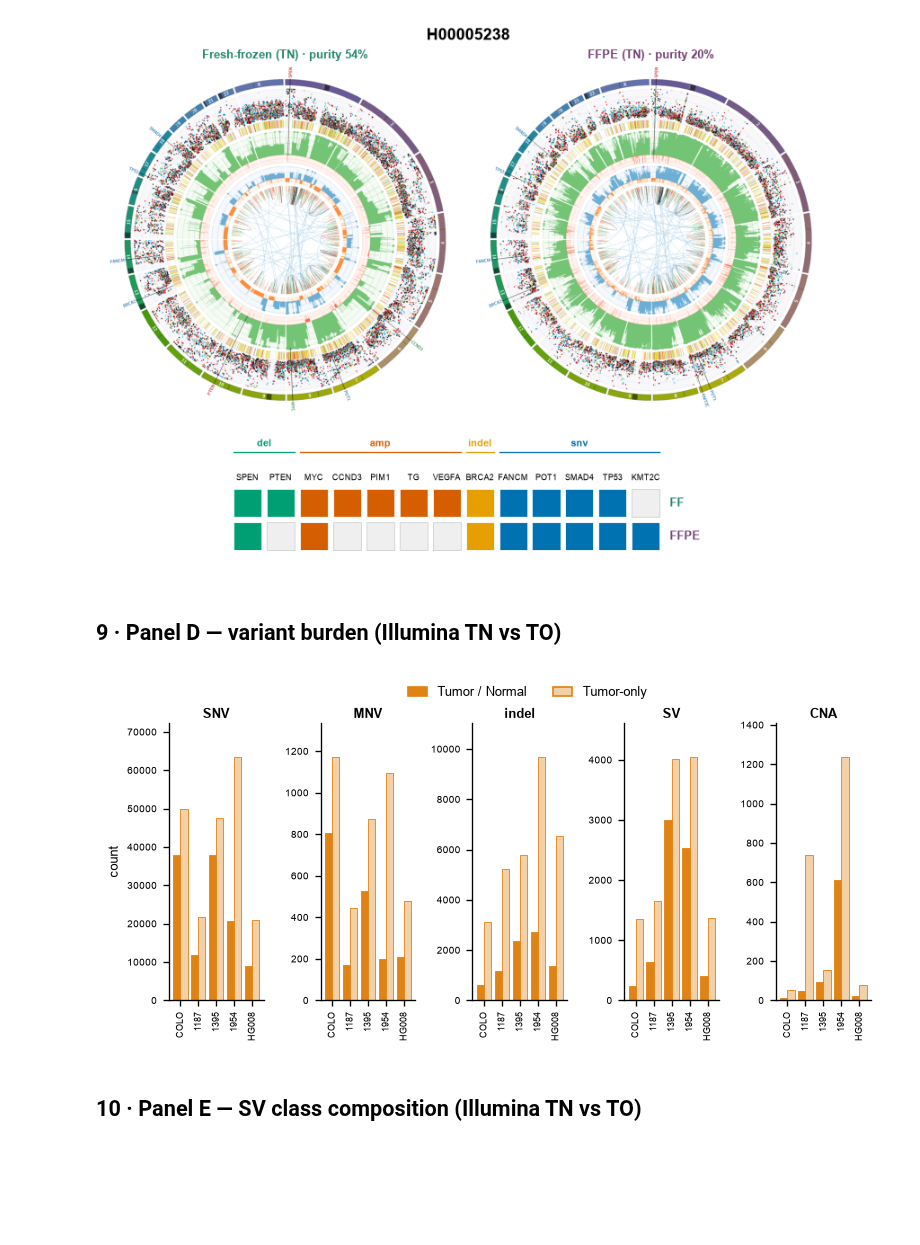
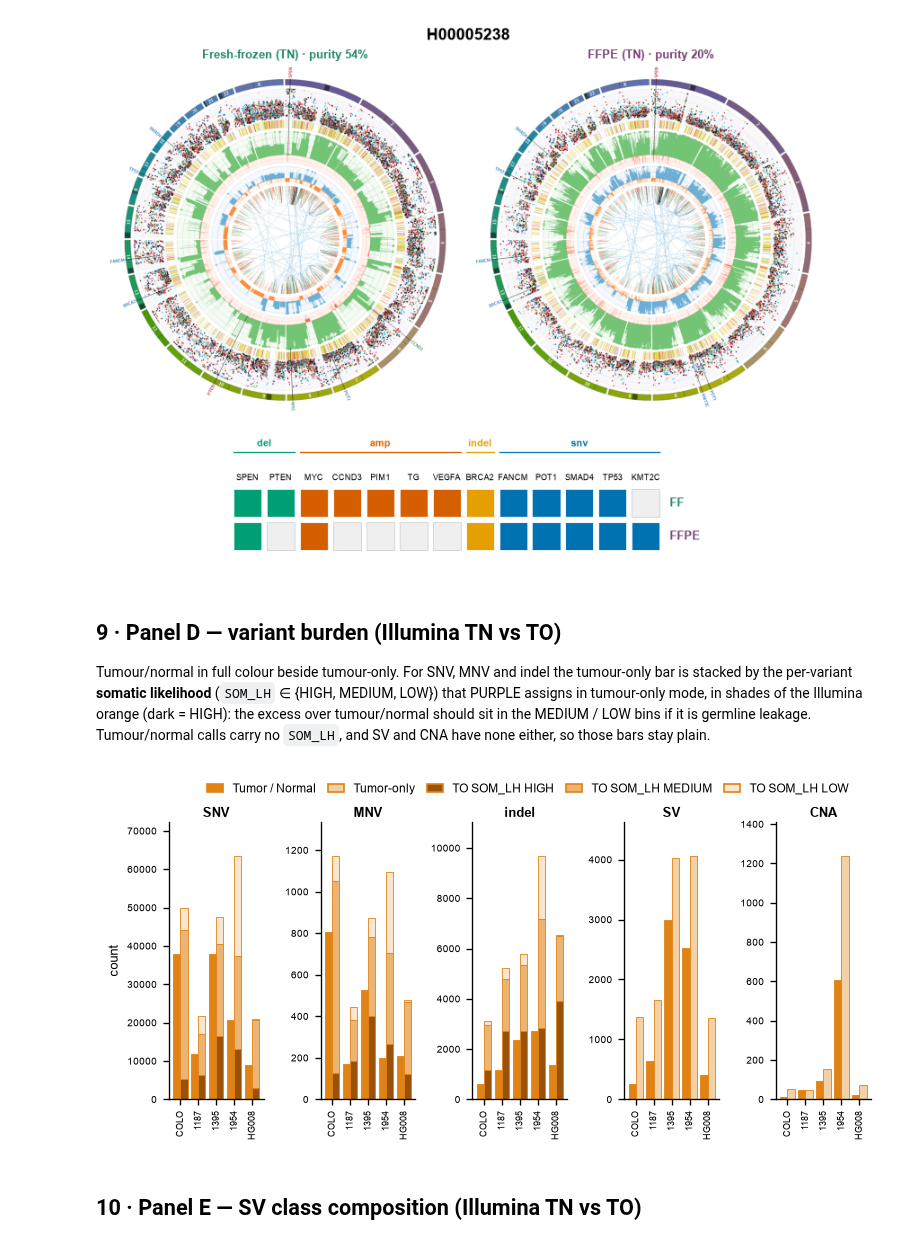
Before and after one commit to hartwigmedical/oncoanalyser-paper, a Jupyter notebook: figure_3.ipynb, the cells around one changed output. Drawn from its saved outputs; the diff is of its cells as text; code cells hidden in the pictures; blank space fills up the shorter version.

Commit message:
Add somatic likelihood to illumina tumor/normal vs tumor-only variant burden plot

```diff
--- a/figure_3.ipynb
+++ b/figure_3.ipynb
@@ -348,6 +355,12 @@ def _lighten(color, amt=TO_TINT):
 def _cond_face(base, cond):
     return base if cond == "TN" else _lighten(base)
 
+# Panel D — tumour-only per-variant somatic likelihood (SOM_LH), as shades of the Illumina orange:
+# HIGH darker than the tumour/normal bar, MEDIUM and LOW progressively lighter tints.
+SOMLH_STACK  = ["HIGH", "MEDIUM", "LOW", "NA"]     # NA (grey) is drawn only when present
+SOMLH_COLORS = {"HIGH": "#9A520A", "MEDIUM": _lighten(ILLUMINA_COLOR, 0.40),
+                "LOW": _lighten(ILLUMINA_COLOR, 0.80), "NA": "#CFCFCF"}
+
 def _text_color(facecolor):
     r, g, b = mpl.colors.to_rgb(facecolor)
     return "black" if (0.299 * r + 0.587 * g + 0.114 * b) > 0.55 else "white"
@@ -507,8 +529,8 @@ def load_cell_sample(base, tumor, dest):
     got = _purple_core(base, tumor, dest)
     if got is None:
         return None
-    counts, svc, _ = _burden(got)
-    return {"counts": counts, "sv": svc}
+    counts, svc, _, somlh = _burden(got)
+    return {"counts": counts, "sv": svc, "somlh": somlh}
 
 CELL = {}
 for cond in CONDITIONS:
@@ -666,45 +692,76 @@ plt.show()
 [figure]
 # %% [markdown]
 ## 9 · Panel D — variant burden (Illumina TN vs TO)
+
+Tumour/normal in full colour beside tumour-only. For SNV, MNV and indel the tumour-only bar is
+stacked by the per-variant **somatic likelihood** (`SOM_LH` ∈ {HIGH, MEDIUM, LOW}) that PURPLE
+assigns in tumour-only mode, in shades of the Illumina orange (dark = HIGH): the excess over tumour/normal should
+sit in the MEDIUM / LOW bins if it is germline leakage. Tumour/normal calls carry no `SOM_LH`, and
+SV and CNA have none either, so those bars stay plain.
 # %%
 def _blank(fig, spec, msg):
     ax = fig.add_subplot(spec); ax.axis("off")
     ax.text(0.5, 0.5, msg, ha="center", va="center", fontsize=8, color="#999",
             transform=ax.transAxes)
     return [ax]
+
+def _somlh_split(cond, vt):
+    # Stack a bar by SOM_LH only where that condition's calls actually carry it (tumour-only).
+    return any(lh != "NA" and n for s in CELL[cond].values() if vt in s.get("somlh", {})
+               for lh, n in s["somlh"][vt].items())
+
+def burden_cmp_handles():
+    # Condition swatches, then the SOM_LH bins present in any stacked panel D bar.
+    hs = [Patch(facecolor=_cond_face(ILLUMINA_COLOR, c), edgecolor=ILLUMINA_COLOR,
+                label=CONDITIONS[c]["label"]) for c in CONDITIONS]
+    present = [lh for lh in SOMLH_STACK
+               if any(_somlh_split(c, vt) and s["somlh"][vt].get(lh, 0)
+                      for c in CONDITIONS for s in CELL[c].values() for vt in s["somlh"])]
+    return hs + [Patch(facecolor=SOMLH_COLORS[lh], edgecolor=ILLUMINA_COLOR,
+                       label=f"TO SOM_LH {lh}") for lh in present]
 
 def draw_burden_cmp(fig, spec):
     # Illumina only: tumour/normal in full colour beside tumour-only as a light tint.
     if not CELL_LINES:
         return _blank(fig, spec, "Illumina cell-line runs not available")
     conds = list(CONDITIONS); w = 0.8 / len(conds)
     x = np.arange(len(CELL_LINES))
     sub = spec.subgridspec(1, len(VAR_TYPES), wspace=0.60)
     axes = []
     for k, vt in enumerate(VAR_TYPES):
         ax = fig.add_subplot(sub[0, k])
         for ci, cond in enumerate(conds):
+            xs = x + (ci - (len(conds) - 1) / 2) * w
             vals = [CELL[cond][c]["counts"].get(vt, np.nan) if c in CELL[cond] else np.nan
                     for c in CELL_LINES]
-            ax.bar(x + (ci - (len(conds) - 1) / 2) * w, vals, w,
-                   color=_cond_face(ILLUMINA_COLOR, cond), edgecolor=ILLUMINA_COLOR,
-                   linewidth=0.5, zorder=2)
+            if not _somlh_split(cond, vt):
+                ax.bar(xs, vals, w, color=_cond_face(ILLUMINA_COLOR, cond),
+                       edgecolor=ILLUMINA_COLOR, linewidth=0.5, zorder=2)
+                continue
+            bottom = np.zeros(len(CELL_LINES))       # tumour-only: stacked by SOM_LH
+            for lh in SOMLH_STACK:
+                h = np.array([CELL[cond][c]["somlh"][vt].get(lh, 0) if c in CELL[cond] else 0
+                              for c in CELL_LINES], dtype=float)
+                if h.any():
+                    ax.bar(xs, h, w, bottom=bottom, color=SOMLH_COLORS[lh],
+                           edgecolor=ILLUMINA_COLOR, linewidth=0.5, zorder=2)
+                bottom += h
         ax.set_title(vt, fontsize=7.5, pad=3)
         ax.set_xticks(x); ax.set_xticklabels([_short(c) for c in CELL_LINES],
                                              fontsize=5.6, rotation=90)
         ax.tick_params(axis="y", labelsize=6); ax.margins(y=0.14)
         axes.append(ax)
     axes[0].set_ylabel("count")
     return axes
 
 fig = plt.figure(figsize=(6.5, 3.4))
 draw_burden_cmp(fig, fig.add_gridspec(1, 1, left=0.09, right=0.99, top=0.90, bottom=0.22)[0, 0])
-fig.legend(handles=[Patch(facecolor=_cond_face(ILLUMINA_COLOR, c), edgecolor=ILLUMINA_COLOR,
-                          label=CONDITIONS[c]["label"]) for c in CONDITIONS],
-           loc="upper center", bbox_to_anchor=(0.55, 1.02), ncol=2, fontsize=8, handlelength=1.4)
+_h = burden_cmp_handles()
+fig.legend(handles=_h, loc="upper center", bbox_to_anchor=(0.55, 1.02), ncol=len(_h),
+           fontsize=7, handlelength=1.4, columnspacing=1.0)
 plt.show()
 # %% [output]
-[figure, old version]
+[figure, new version]
 # %% [markdown]
 ## 10 · Panel E — SV class composition (Illumina TN vs TO)
 # %%
```
Also changed, not shown: parts of 9 cells of this notebook.
